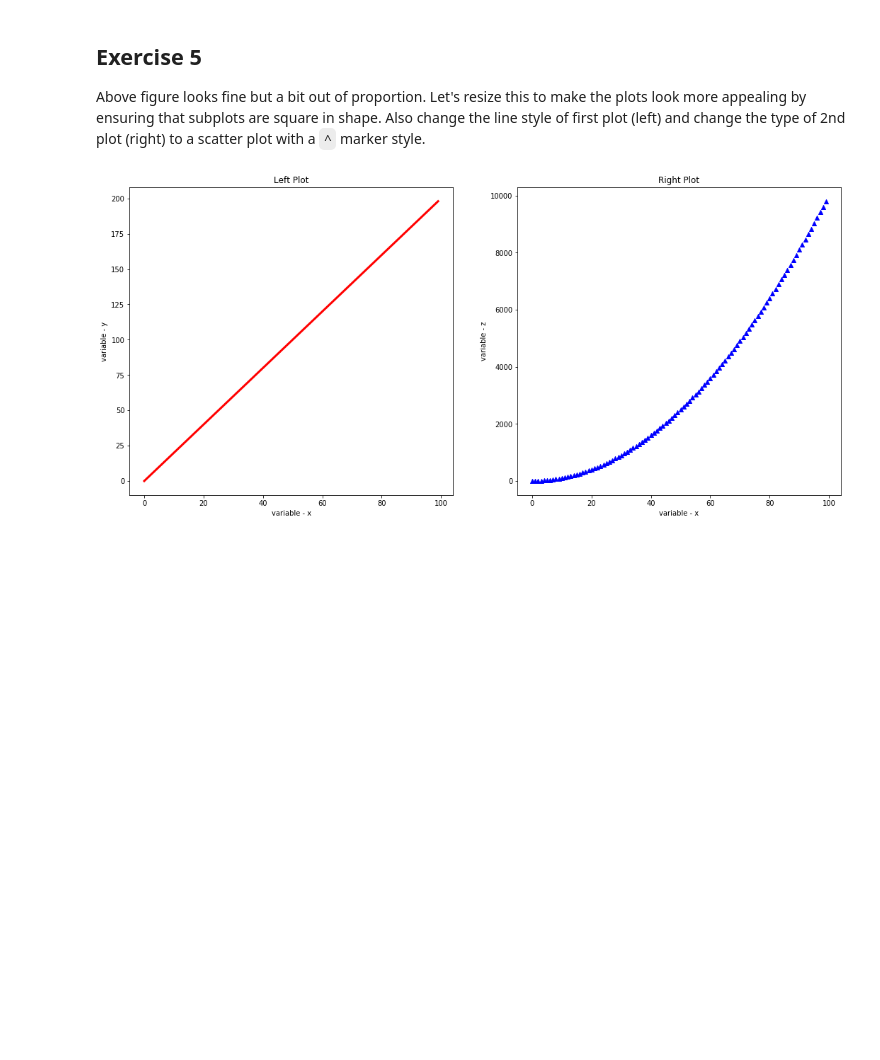
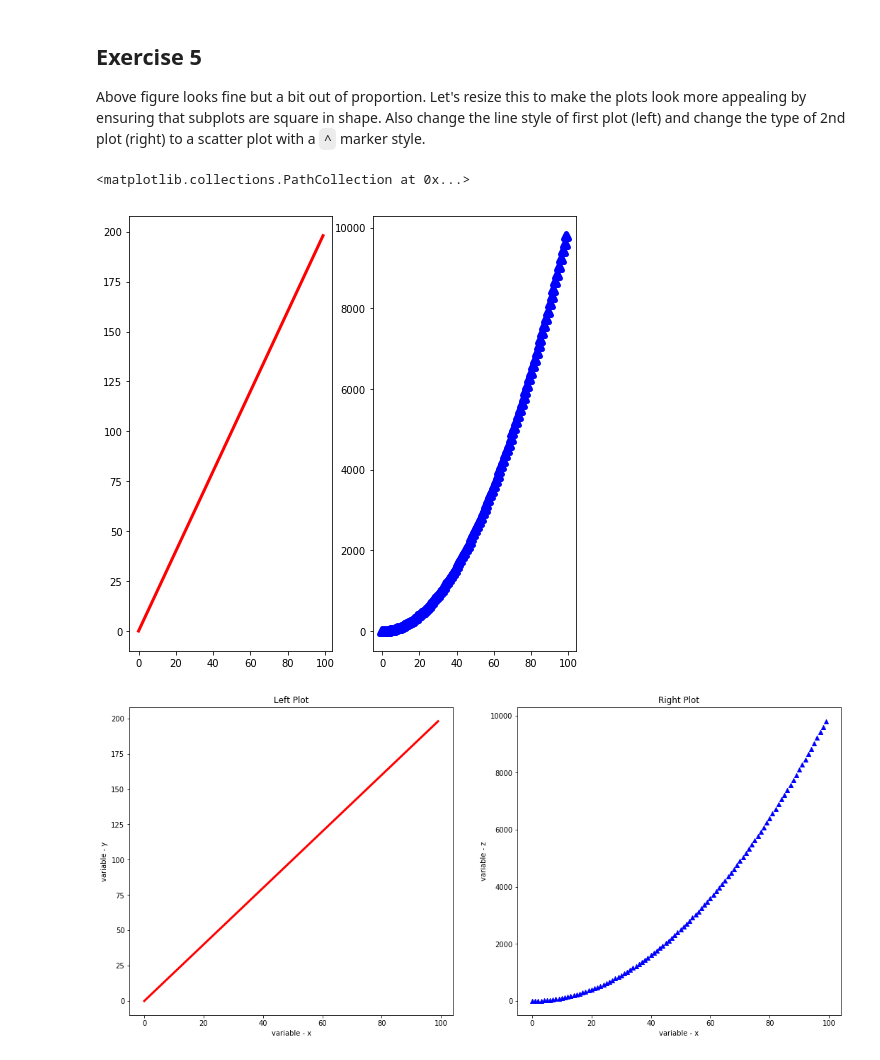
Before and after one commit to ortsed/dsc-more-practice-with-matplotlib-lab-dc-ds-career-042219, a Jupyter notebook: index.ipynb, the cells around one changed output. Cells and saved outputs as stored; diff of their text form; code cells hidden in the pictures; blank space fills up the shorter version.

```diff
--- a/index.ipynb
+++ b/index.ipynb
@@ -139,11 +139,14 @@ plt.plot(x,z, color="b", linewidth=5, linestyle="--")
 
 Above figure looks fine but a bit out of proportion. Let's resize this to make the plots look more appealing by ensuring that subplots are square in shape. Also change the line style of first plot (left) and change the type of 2nd plot (right) to a scatter plot with a `^` marker style.
 # %%
-plt.figure(figsize=(8,6))
+plt.figure(figsize=(8,8))
 plt.subplot(1,2,1)
 plt.plot(x,y, color="r", linewidth=3)
 plt.subplot(1,2,2)
 plt.scatter(x,z, color="b", linewidth=5, marker="^")
+# %% [output]
+<matplotlib.collections.PathCollection at 0x...>
+[figure, added]
 # %%
 # %% [output]
 [figure]
```
